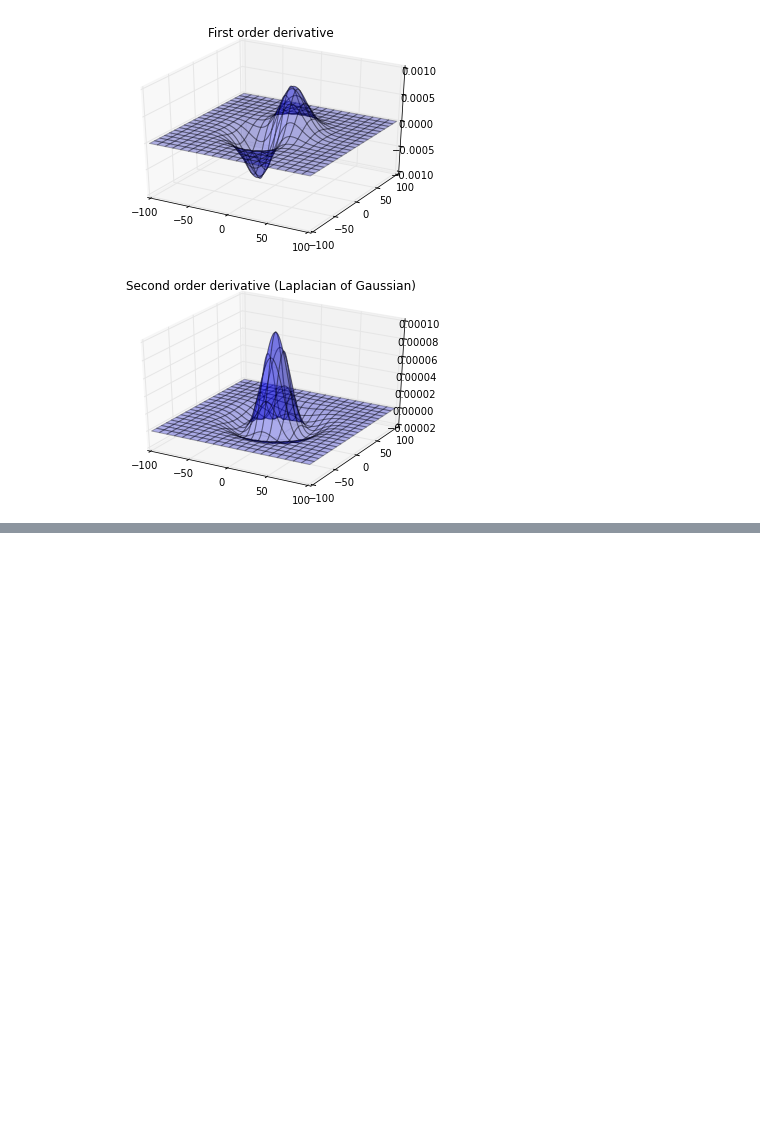
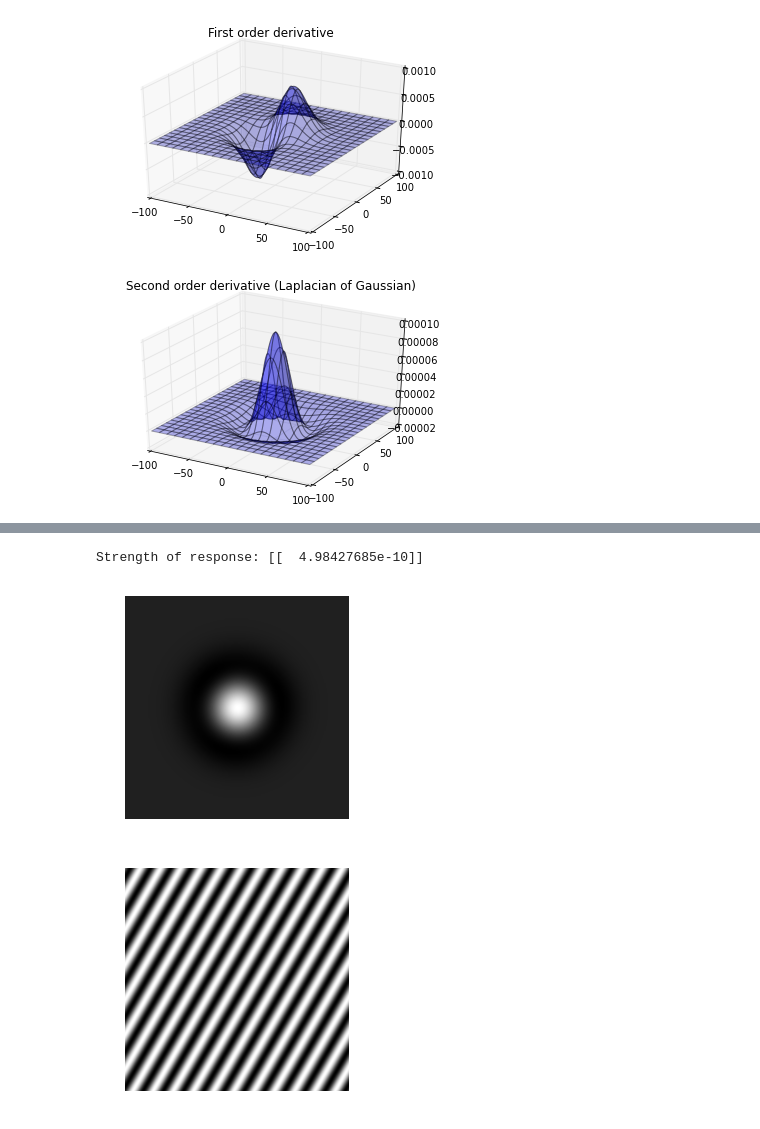
Before and after one commit to qiuwch/Stat271HWFall14, a Jupyter notebook: 1.1GaborDemo.ipynb, the cells around one changed output, grey strips where cells are left out. Drawn from its saved outputs; the diff is of its cells as text; code cells hidden in the pictures; blank space fills up the shorter version.

```diff
--- a/1.1GaborDemo.ipynb
+++ b/1.1GaborDemo.ipynb
@@ -253,0 +225,19 @@ title('Second order derivative (Laplacian of Gaussian)')
+# %%
+import pickle
+
+unknownLoG = pickle.load(open('data/unknownLoG.data', 'rb'))
+figure(); myimshow(unknownLoG)
+
+# You can use sinusoid as a stimuli
+# For example:
+rho = pi/2
+omega = 0.4
+theta = pi/6
+sinusoid = genSinusoid(unknownLoG.shape, 1, (omega*cos(theta), omega*sin(theta)), rho)
+figure(); myimshow(sinusoid)
+response = convolve2d(sinusoid, unknownLoG, mode='valid')
+print 'Strength of response:', response
+# %% [output]
+Strength of response: [[  4.98427685e-10]]
+[figure, added]
+[figure, added]
```
Also changed, not shown: parts of 8 cells of this notebook, 2 other files.
